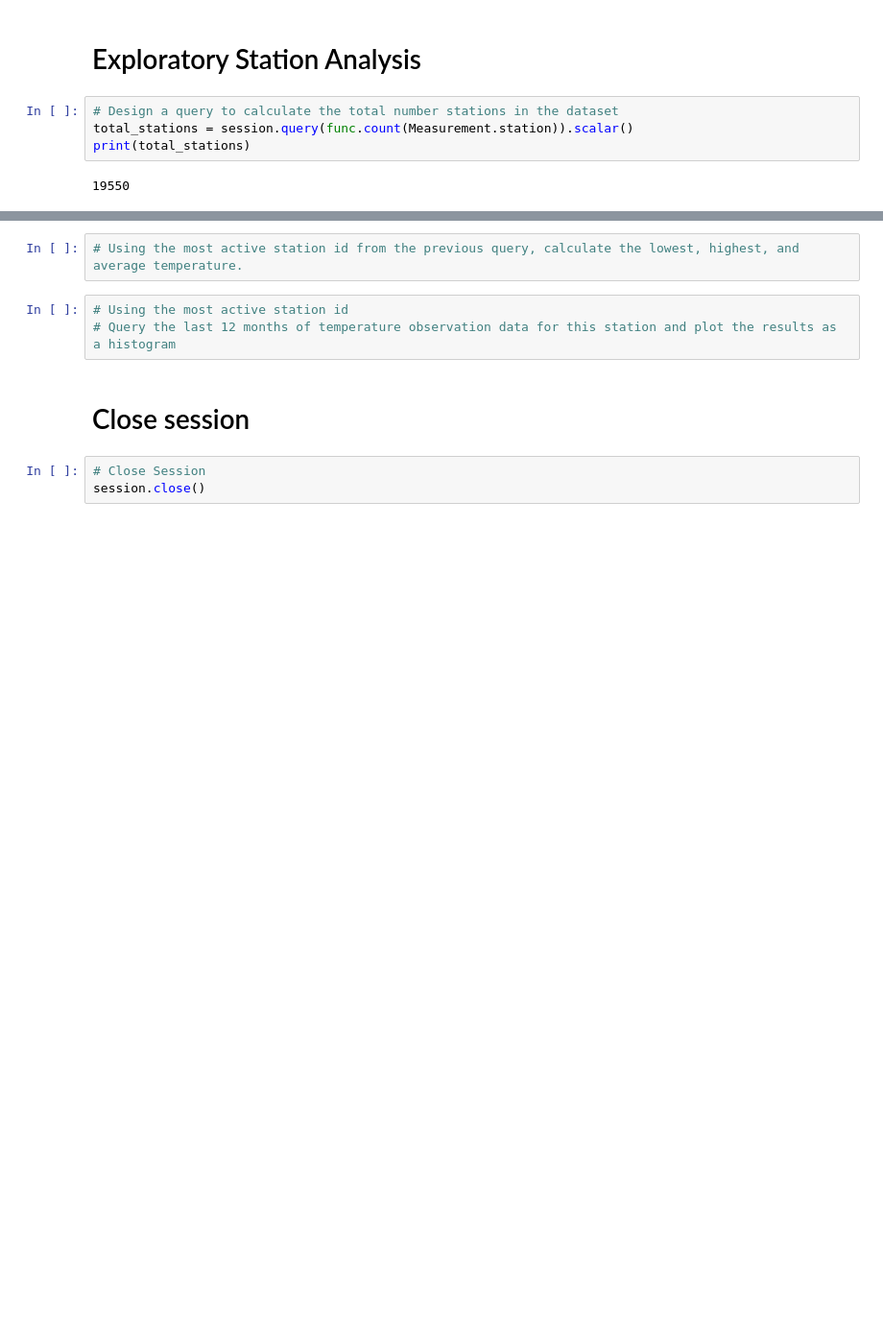
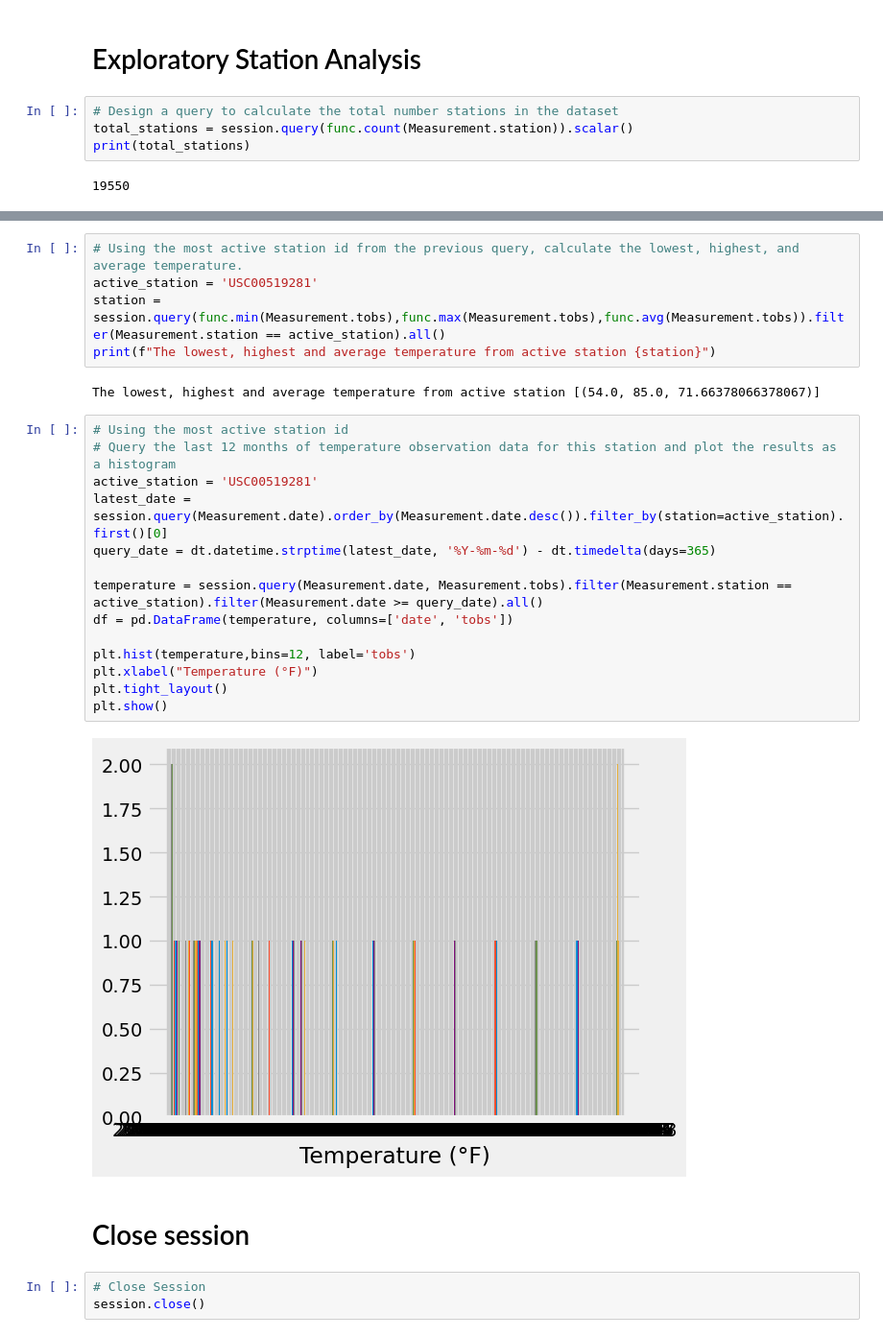
Before and after one commit to sunderiyab/sqlalchemy-challenge, a Jupyter notebook: Starter_Code/climate_starter.ipynb, the cells around one changed output, grey strips where cells are left out. Shown at 96% size. Drawn from its saved outputs; the diff is of its cells as text; blank space fills up the shorter version.

Commit message:
first part

```diff
--- a/Starter_Code/climate_starter.ipynb
+++ b/Starter_Code/climate_starter.ipynb
@@ -149,8 +175,26 @@ print(total_stations)
 # %%
 # Using the most active station id from the previous query, calculate the lowest, highest, and average temperature.
+active_station = 'USC00519281'
+station = session.query(func.min(Measurement.tobs),func.max(Measurement.tobs),func.avg(Measurement.tobs)).filter(Measurement.station == active_station).all()
+print(f"The lowest, highest and average temperature from active station {station}")
+# %% [output]
+The lowest, highest and average temperature from active station [(54.0, 85.0, 71.66378066378067)]
-# %%
-# Using the most active station id
-# Query the last 12 months of temperature observation data for this station and plot the results as a histogram
+# %%
+# Using the most active station id
+# Query the last 12 months of temperature observation data for this station and plot the results as a histogram
+active_station = 'USC00519281'
+latest_date = session.query(Measurement.date).order_by(Measurement.date.desc()).filter_by(station=active_station).first()[0]
+query_date = dt.datetime.strptime(latest_date, '%Y-%m-%d') - dt.timedelta(days=365)
+
+temperature = session.query(Measurement.date, Measurement.tobs).filter(Measurement.station == active_station).filter(Measurement.date >= query_date).all()
+df = pd.DataFrame(temperature, columns=['date', 'tobs'])
+
+plt.hist(temperature,bins=12, label='tobs')
+plt.xlabel("Temperature (°F)")
+plt.tight_layout()
+plt.show()
+# %% [output]
+[figure, added]
 # %% [markdown]
 # Close session
 # %%
```
Also changed, not shown: parts of 1 cell of this notebook.
